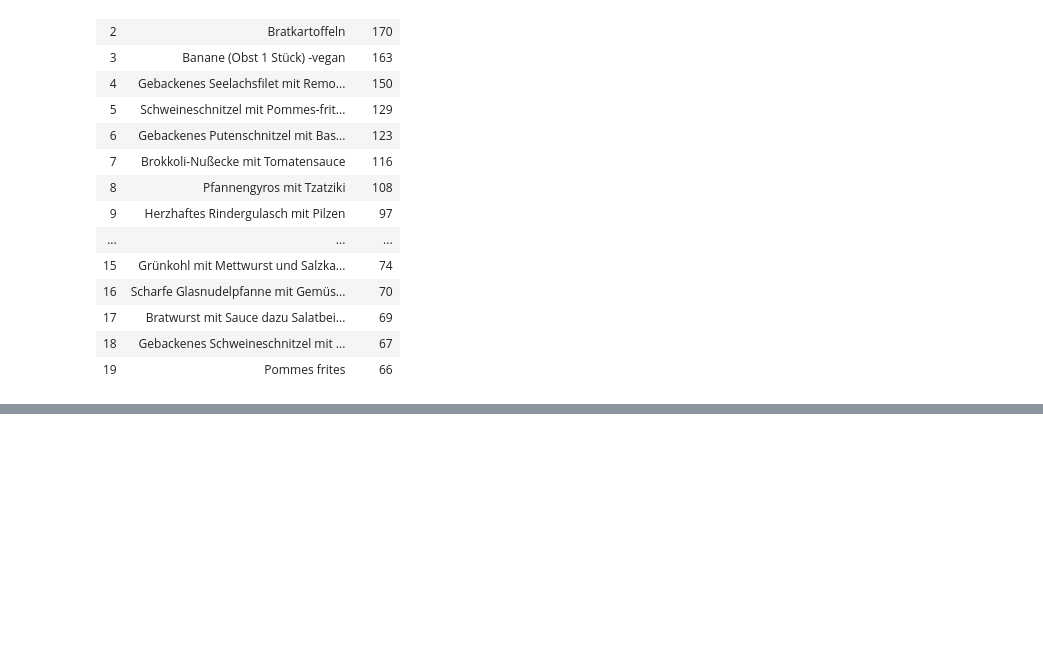
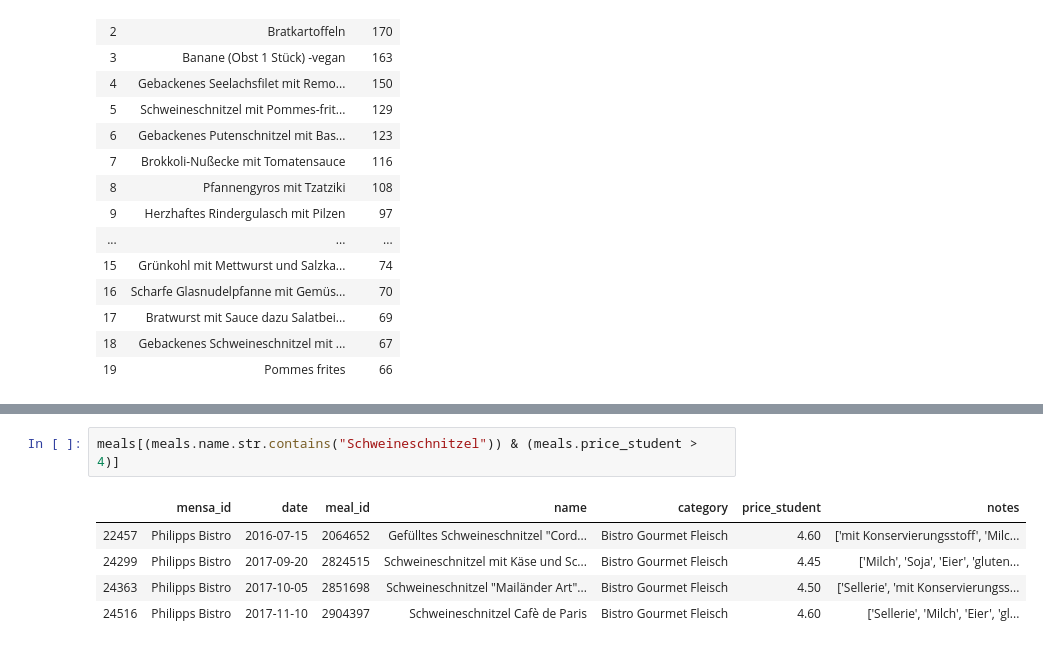
Before and after one commit to oxzi/about-mensa-mr, a Jupyter notebook: mensa_prices.ipynb, the cells around one changed output, grey strips where cells are left out. Drawn from its saved outputs; the diff is of its cells as text; blank space fills up the shorter version.

```diff
--- a/mensa_prices.ipynb
+++ b/mensa_prices.ipynb
@@ -117,0 +130,8 @@ meals_hot.loc[meals_hot.name.str.contains("Schweineschnitzel")].head(20)
+# %%
+meals[(meals.name.str.contains("Schweineschnitzel")) & (meals.price_student > 4)]
+# %% [output]
+|  | mensa_id | date | meal_id | name | category | price_student | notes |
+| 22457 | Philipps Bistro | 2016-07-15 | 2064652 | Gefülltes Schweineschnitzel "Cord... | Bistro Gourmet Fleisch | 4.60 | ['mit Konservierungsstoff', 'Milc... |
+| 24299 | Philipps Bistro | 2017-09-20 | 2824515 | Schweineschnitzel mit Käse und Sc... | Bistro Gourmet Fleisch | 4.45 | ['Milch', 'Soja', 'Eier', 'gluten... |
+| 24363 | Philipps Bistro | 2017-10-05 | 2851698 | Schweineschnitzel "Mailänder Art"... | Bistro Gourmet Fleisch | 4.50 | ['Sellerie', 'mit Konservierungss... |
+| 24516 | Philipps Bistro | 2017-11-10 | 2904397 | Schweineschnitzel Cafè de Paris | Bistro Gourmet Fleisch | 4.60 | ['Sellerie', 'Milch', 'Eier', 'gl... |
```
Also changed, not shown: parts of 6 cells of this notebook.
